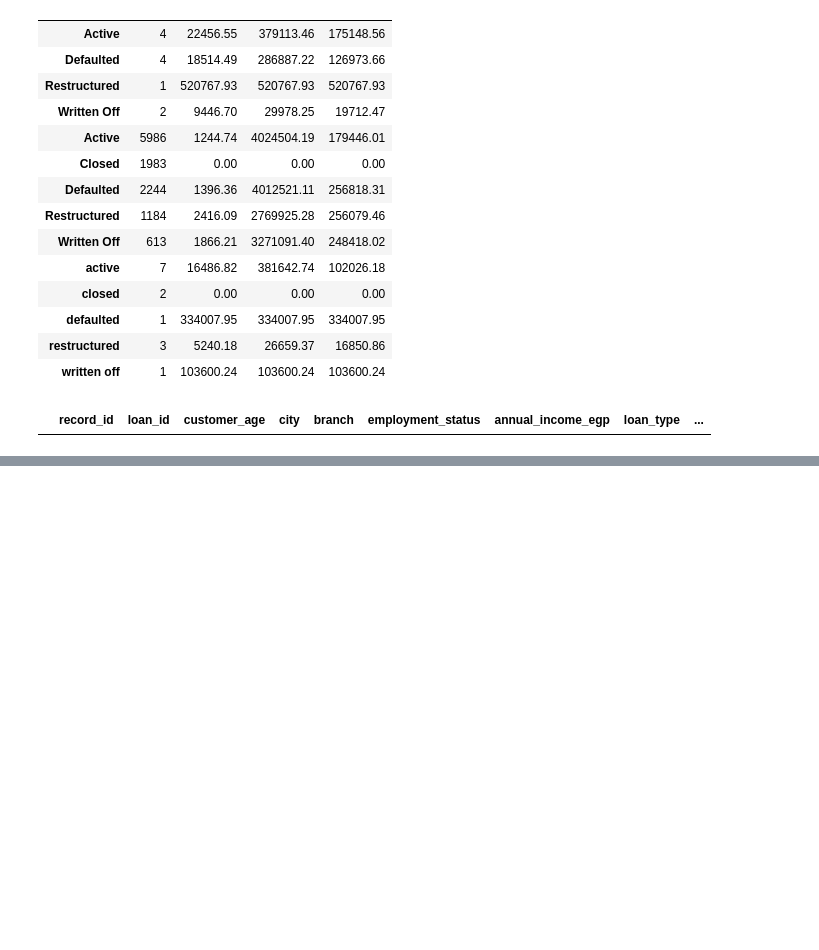
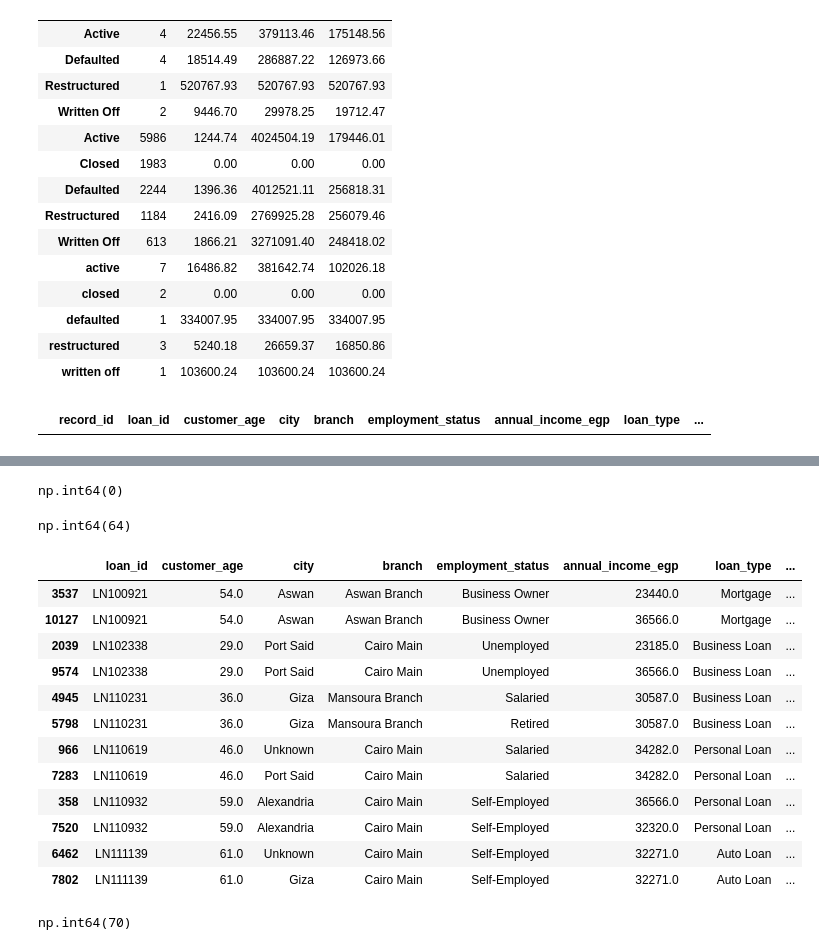
Before and after one commit to ATRA559/Banking-Loans-Data-Analysis, a Jupyter notebook: Banking_Loans_Project.ipynb, the cells around one changed output, grey strips where cells are left out. Drawn from its saved outputs; the diff is of its cells as text; code cells hidden in the pictures; blank space fills up the shorter version.

```diff
--- a/Banking_Loans_Project.ipynb
+++ b/Banking_Loans_Project.ipynb
@@ -412,0 +773,5 @@ The identified issues will be addressed during the data cleaning stage.
+# %%
+# Missing values in annual_income_egp will be replaced using the median Imputation
+
+df["annual_income_egp"] = df["annual_income_egp"].fillna(df["annual_income_egp"].median())
+df["annual_income_egp"].isna().sum()
@@ -412,0 +833,3 @@ The identified issues will be addressed during the data cleaning stage.
+# %%
+df["loan_purpose"] = df["loan_purpose"].fillna("Unknown")
+df["loan_purpose"].isna().sum()
@@ -412,0 +887,5 @@ The identified issues will be addressed during the data cleaning stage.
+# %%
+# Impute Missing "Interest Rate" values using the "Group-wise" Median based on "Loan Type"
+
+df["interest_rate_pct"] = df["interest_rate_pct"].fillna(df.groupby("loan_type")["interest_rate_pct"].transform("median"))
+df["interest_rate_pct"].isna().sum()
@@ -412,0 +957,5 @@ The identified issues will be addressed during the data cleaning stage.
+# %%
+# Impute Missing "Credit Score" values using the "Group-wise" Median based on "Risk Grade"
+
+df["credit_score"] = df["credit_score"].fillna(df.groupby("risk_grade")["credit_score"].transform("median"))
+df["credit_score"].isna().sum()
@@ -412,0 +1006,28 @@ The identified issues will be addressed during the data cleaning stage.
+# %%
+df.duplicated().sum()
+# %% [output]
+np.int64(0)
+# %%
+df[df["loan_id"].duplicated(keep=False)].drop(columns=["record_id"]).duplicated().sum()
+# %% [output]
+np.int64(64)
+# %%
+duplicate_loans = df[df["loan_id"].duplicated(keep=False)].drop(columns=["record_id"])
+
+different_duplicate_loans = duplicate_loans.groupby("loan_id").filter(lambda g: len(g.drop_duplicates()) > 1)
+
+different_duplicate_loans.sort_values("loan_id")
+# %% [output]
+|  | loan_id | customer_age | city | branch | employment_status | annual_income_egp | loan_type | ... |
+| 3537 | LN100921 | 54.0 | Aswan | Aswan Branch | Business Owner | 23440.0 | Mortgage | ... |
+| 10127 | LN100921 | 54.0 | Aswan | Aswan Branch | Business Owner | 36566.0 | Mortgage | ... |
+| 2039 | LN102338 | 29.0 | Port Said | Cairo Main | Unemployed | 23185.0 | Business Loan | ... |
+| 9574 | LN102338 | 29.0 | Port Said | Cairo Main | Unemployed | 36566.0 | Business Loan | ... |
+| 4945 | LN110231 | 36.0 | Giza | Mansoura Branch | Salaried | 30587.0 | Business Loan | ... |
+| 5798 | LN110231 | 36.0 | Giza | Mansoura Branch | Retired | 30587.0 | Business Loan | ... |
+| 966 | LN110619 | 46.0 | Unknown | Cairo Main | Salaried | 34282.0 | Personal Loan | ... |
+| 7283 | LN110619 | 46.0 | Port Said | Cairo Main | Salaried | 34282.0 | Personal Loan | ... |
+| 358 | LN110932 | 59.0 | Alexandria | Cairo Main | Self-Employed | 36566.0 | Personal Loan | ... |
+| 7520 | LN110932 | 59.0 | Alexandria | Cairo Main | Self-Employed | 32320.0 | Personal Loan | ... |
+| 6462 | LN111139 | 61.0 | Unknown | Cairo Main | Self-Employed | 32271.0 | Auto Loan | ... |
+| 7802 | LN111139 | 61.0 | Giza | Cairo Main | Self-Employed | 32271.0 | Auto Loan | ... |
@@ -412,0 +1049,4 @@ The identified issues will be addressed during the data cleaning stage.
+# %%
+df[df["loan_id"].duplicated(keep=False)].drop(columns=["record_id"]).duplicated().sum()
+# %% [output]
+np.int64(70)
```
Also changed, not shown: parts of 77 cells of this notebook.
